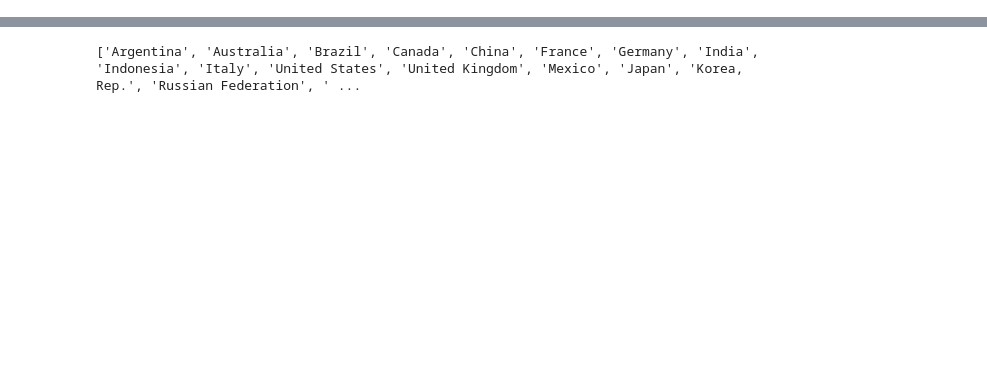
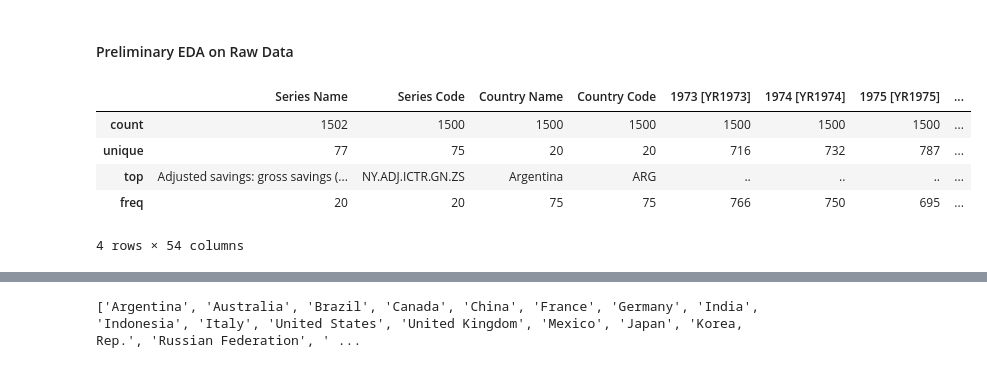
Before and after one commit to abhimanyus1997/economic-analysis, a Jupyter notebook: g20_analysis.ipynb, the cells around one changed output, grey strips where cells are left out. Cells and saved outputs as stored; diff of their text form; code cells hidden in the pictures; blank space fills up the shorter version.

```diff
--- a/g20_analysis.ipynb
+++ b/g20_analysis.ipynb
@@ -30,0 +47,13 @@ logger.addHandler(file_handler)
+# %% [markdown]
+#### Preliminary EDA on Raw Data
+# %%
+# 1. Summary statistics
+summary_stats = raw_data.describe()
+display(summary_stats)
+# %% [output]
+|  | Series Name | Series Code | Country Name | Country Code | 1973 [YR1973] | 1974 [YR1974] | 1975 [YR1975] | ... |
+| count | 1502 | 1500 | 1500 | 1500 | 1500 | 1500 | 1500 | ... |
+| unique | 77 | 75 | 20 | 20 | 716 | 732 | 787 | ... |
+| top | Adjusted savings: gross savings (... | NY.ADJ.ICTR.GN.ZS | Argentina | ARG | .. | .. | .. | ... |
+| freq | 20 | 20 | 75 | 75 | 766 | 750 | 695 | ... |
+4 rows × 54 columns
```
Also changed, not shown: parts of 22 cells of this notebook, 1 other file.
